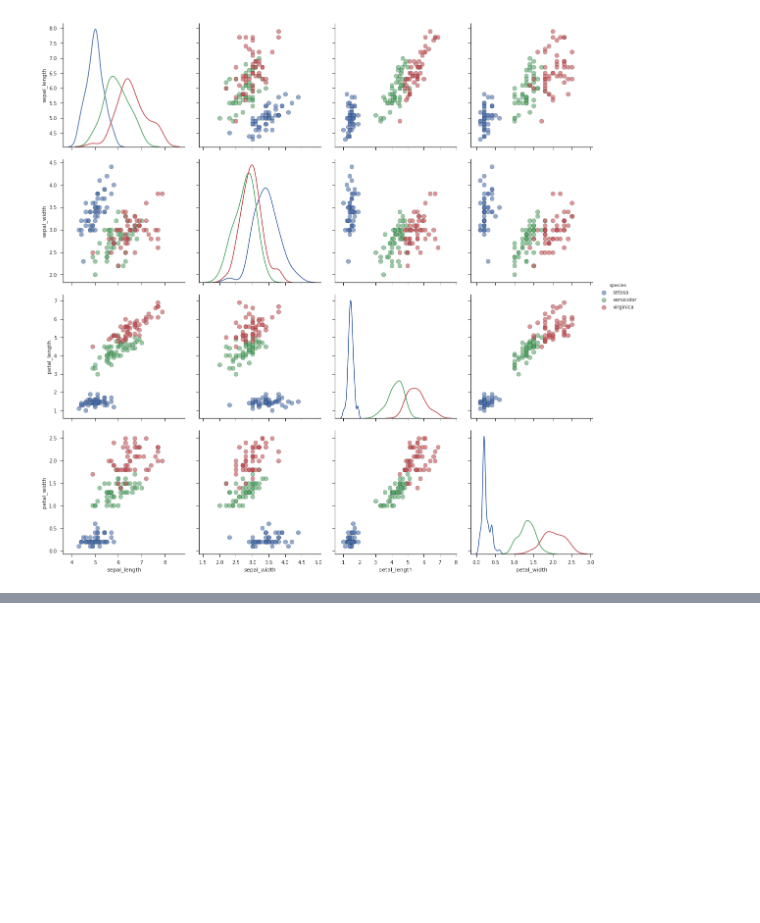
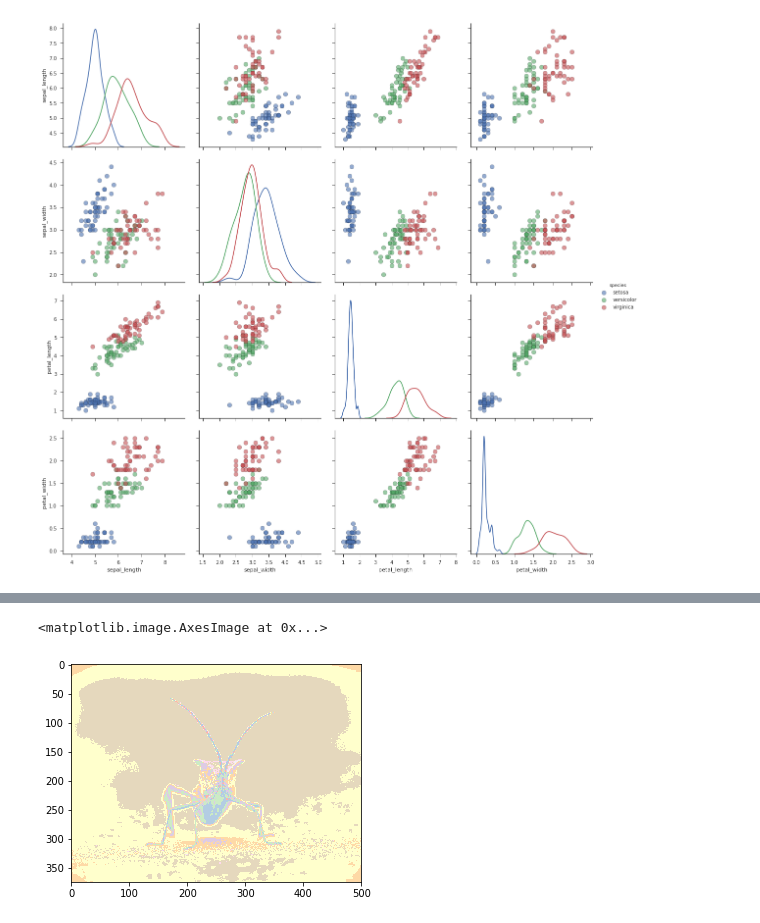
Before and after one commit to fvbakel/brilliant, a Jupyter notebook: notebooks/01_my_first_binder.org.ipynb, the cells around one changed output, grey strips where cells are left out. Cells and saved outputs as stored; diff of their text form; code cells hidden in the pictures; blank space fills up the shorter version.

```diff
--- a/notebooks/01_my_first_binder.org.ipynb
+++ b/notebooks/01_my_first_binder.org.ipynb
@@ -28,0 +39,5 @@ sns.pairplot(df, hue = 'species', diag_kind = 'kde',
+# %%
+plt.imshow(img, cmap="Pastel1")
+# %% [output]
+<matplotlib.image.AxesImage at 0x...>
+[figure, added]
```
Also changed, not shown: parts of 9 cells of this notebook, 1 other file.
